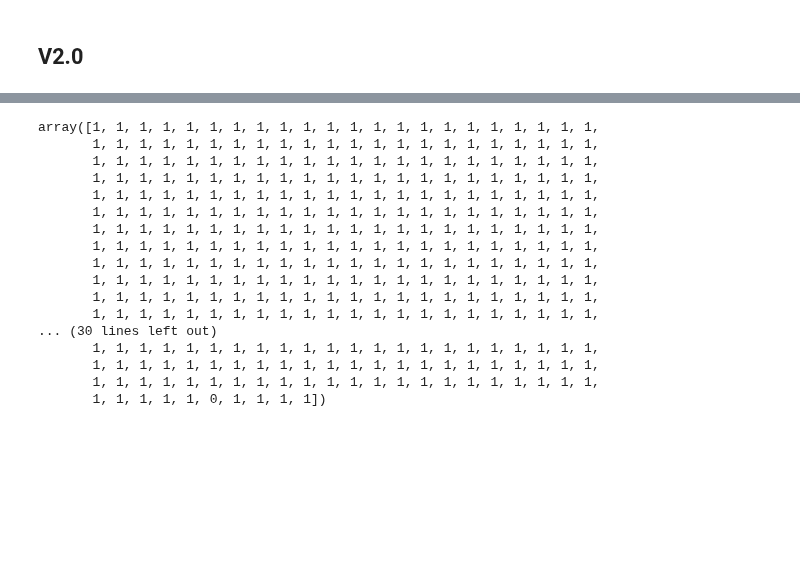
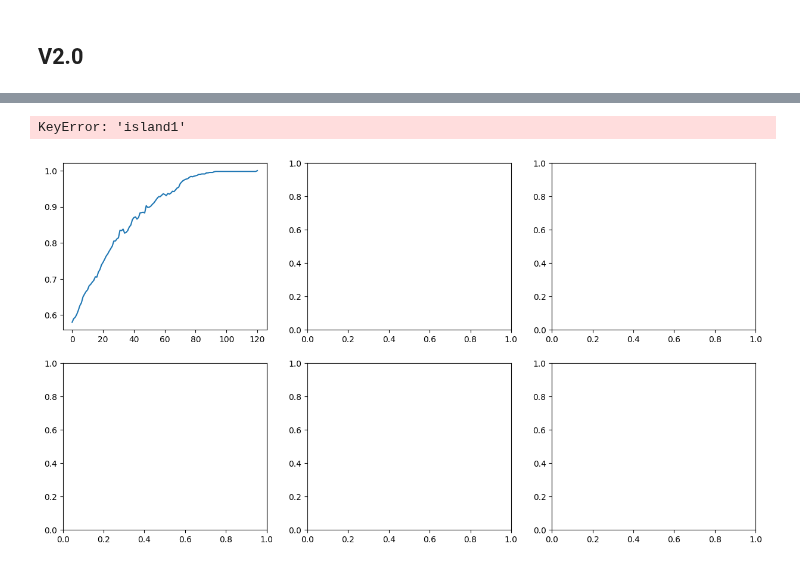
Before and after one commit to Mattizza/CompInt2324, a Jupyter notebook: Lab_3/lab9.ipynb, the cells around one changed output, grey strips where cells are left out. Cells and saved outputs as stored; diff of their text form; code cells hidden in the pictures; blank space fills up the shorter version.

```diff
--- a/Lab_3/lab9.ipynb
+++ b/Lab_3/lab9.ipynb
@@ -24,9 +24,10 @@ import numpy as np
 import copy
 import matplotlib.pyplot as plt
 # %%
-fitness = lab9_lib.make_problem(2)
+fitness = lab9_lib.make_problem(5)
 for n in range(10):
     ind = choices([0, 1], k=30)
+    print(ind)
     print(f"{''.join(str(g) for g in ind)}: {fitness(ind):.2%}")
 
 print(fitness.calls)
@@ -436,21 +552,25 @@ ax[1, 2].plot(globe['island5']['max_fit'])
-# %%
-globe['island5']['god']
-# %% [output]
-array([1, 1, 1, 1, 1, 1, 1, 1, 1, 1, 1, 1, 1, 1, 1, 1, 1, 1, 1, 1, 1, 1,
-       1, 1, 1, 1, 1, 1, 1, 1, 1, 1, 1, 1, 1, 1, 1, 1, 1, 1, 1, 1, 1, 1,
-       1, 1, 1, 1, 1, 1, 1, 1, 1, 1, 1, 1, 1, 1, 1, 1, 1, 1, 1, 1, 1, 1,
-       1, 1, 1, 1, 1, 1, 1, 1, 1, 1, 1, 1, 1, 1, 1, 1, 1, 1, 1, 1, 1, 1,
-       1, 1, 1, 1, 1, 1, 1, 1, 1, 1, 1, 1, 1, 1, 1, 1, 1, 1, 1, 1, 1, 1,
-       1, 1, 1, 1, 1, 1, 1, 1, 1, 1, 1, 1, 1, 1, 1, 1, 1, 1, 1, 1, 1, 1,
-       1, 1, 1, 1, 1, 1, 1, 1, 1, 1, 1, 1, 1, 1, 1, 1, 1, 1, 1, 1, 1, 1,
-       1, 1, 1, 1, 1, 1, 1, 1, 1, 1, 1, 1, 1, 1, 1, 1, 1, 1, 1, 1, 1, 1,
-       1, 1, 1, 1, 1, 1, 1, 1, 1, 1, 1, 1, 1, 1, 1, 1, 1, 1, 1, 1, 1, 1,
-       1, 1, 1, 1, 1, 1, 1, 1, 1, 1, 1, 1, 1, 1, 1, 1, 1, 1, 1, 1, 1, 1,
-       1, 1, 1, 1, 1, 1, 1, 1, 1, 1, 1, 1, 1, 1, 1, 1, 1, 1, 1, 1, 1, 1,
-       1, 1, 1, 1, 1, 1, 1, 1, 1, 1, 1, 1, 1, 1, 1, 1, 1, 1, 1, 1, 1, 1,
-... (30 lines left out)
-       1, 1, 1, 1, 1, 1, 1, 1, 1, 1, 1, 1, 1, 1, 1, 1, 1, 1, 1, 1, 1, 1,
-       1, 1, 1, 1, 1, 1, 1, 1, 1, 1, 1, 1, 1, 1, 1, 1, 1, 1, 1, 1, 1, 1,
-       1, 1, 1, 1, 1, 1, 1, 1, 1, 1, 1, 1, 1, 1, 1, 1, 1, 1, 1, 1, 1, 1,
-       1, 1, 1, 1, 1, 0, 1, 1, 1, 1])
+# %%
+fig, ax = plt.subplots(nrows=2, ncols=3, figsize = (15, 8))
+
+
+ax[0, 0].plot(globe['island0']['max_fit'])
+[ax[0, 0].axvline(x = value, alpha = 0.2) for value in [element for element in [idx if globe['island0']['migration'][idx] is True else 0 for idx in range(len(globe['island0']['migration']))] if element != 0]]
+
+ax[0, 1].plot(globe['island1']['max_fit'])
+[ax[0, 1].axvline(x = value, alpha = 0.2) for value in [element for element in [idx if globe['island1']['migration'][idx] is True else 0 for idx in range(len(globe['island1']['migration']))] if element != 0]]
+
+ax[0, 2].plot(globe['island2']['max_fit'])
+[ax[0, 2].axvline(x = value, alpha = 0.2) for value in [element for element in [idx if globe['island2']['migration'][idx] is True else 0 for idx in range(len(globe['island2']['migration']))] if element != 0]]
+
+ax[1, 0].plot(globe['island3']['max_fit'])
+[ax[1, 0].axvline(x = value, alpha = 0.2) for value in [element for element in [idx if globe['island3']['migration'][idx] is True else 0 for idx in range(len(globe['island3']['migration']))] if element != 0]]
+
+ax[1, 1].plot(globe['island4']['max_fit'])
+[ax[1, 1].axvline(x = value, alpha = 0.2) for value in [element for element in [idx if globe['island4']['migration'][idx] is True else 0 for idx in range(len(globe['island4']['migration']))] if element != 0]]
+
+ax[1, 2].plot(globe['island5']['max_fit'])
+_ = [ax[1, 2].axvline(x = value, alpha = 0.2) for value in [element for element in [idx if globe['island5']['migration'][idx] is True else 0 for idx in range(len(globe['island5']['migration']))] if element != 0]]
+# %% [output]
+KeyError: 'island1'
+[figure, added]
 # %%
```
Also changed, not shown: parts of 12 cells of this notebook.
